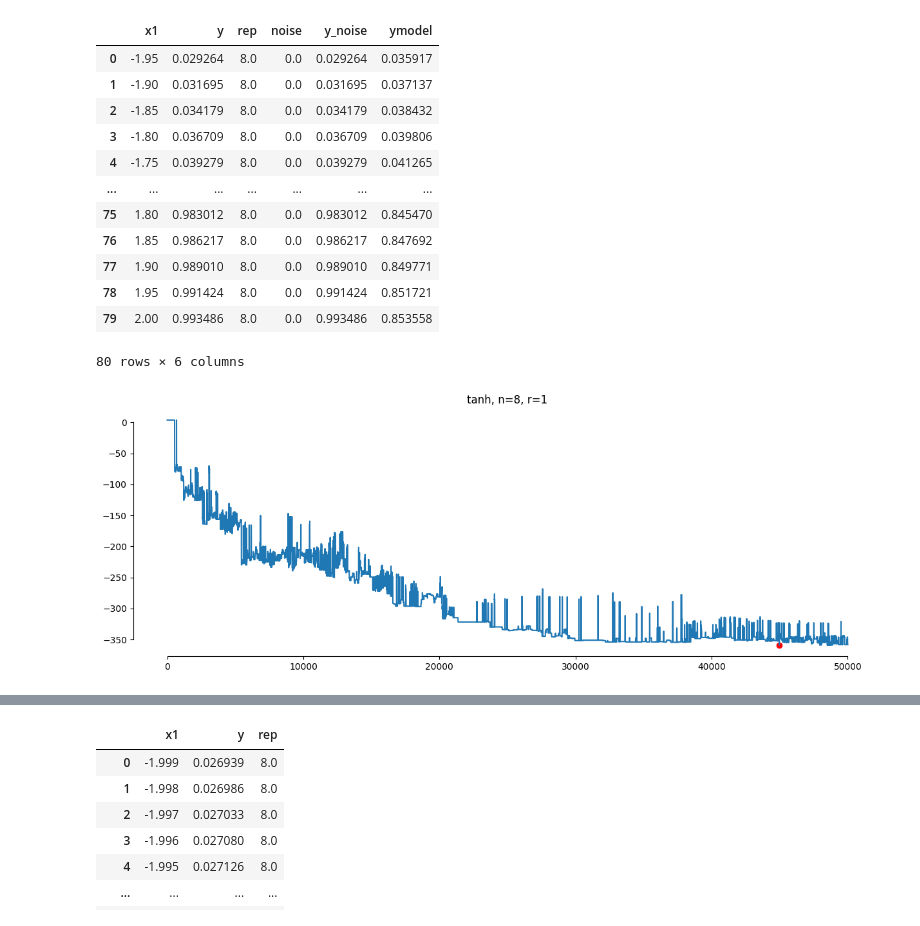
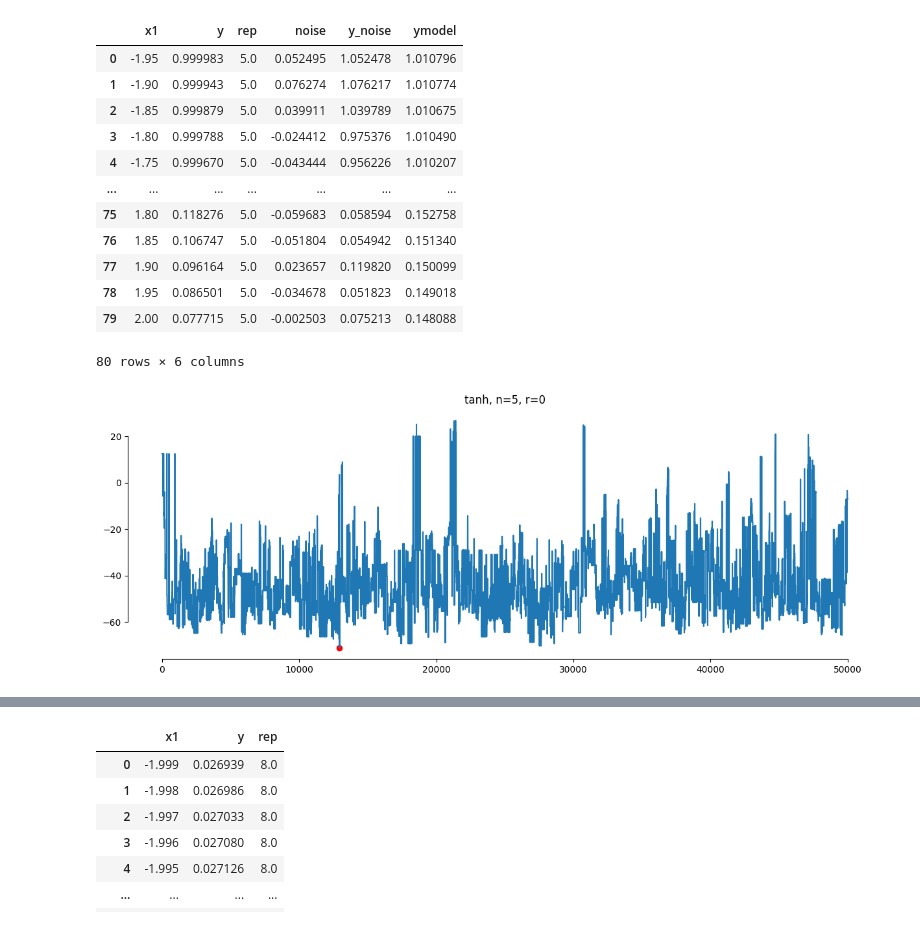
Before and after one commit to SergioCoboLopez/ANN_BMS, a Jupyter notebook: bin/BMS_mdl_ann_one_instance.ipynb, the cells around one changed output, grey strips where cells are left out. Drawn from its saved outputs; the diff is of its cells as text; code cells hidden in the pictures.

```diff
--- a/bin/BMS_mdl_ann_one_instance.ipynb
+++ b/bin/BMS_mdl_ann_one_instance.ipynb
@@ -17,41 +17,41 @@ from sklearn.metrics import mean_squared_error
 from sklearn.metrics import root_mean_squared_error
 # %%
 #Read NN and BMS data
-n=8;runid=1;function='tanh' #tanh, leaky_ReLU
-realization=1
-sigma=0.0
+n=5;runid=1;function='tanh' #tanh, leaky_ReLU
+realization=0
+sigma=0.04
 NPAR=10 #10, 20
 steps=50000
 
 
 #Read NN data
 train_size=60
 file_model='NN_no_overfit_' + function + '_sigma_' + str(sigma) + '_r_' + str(realization) + '.csv'
 
 model_d='../data/trained_nns/' + file_model
 d=pd.read_csv(model_d)
 dn=d[d['rep']==n]
 dn.set_index('Unnamed: 0', inplace=True)
 dn.index.name = None
 dn=dn.reset_index(drop=True)
 display(dn)
 
 #Read BMS trace
 filename='BMS_'+function+'_n_'+str(n)+'_sigma_'+str(sigma)+ '_r_' + str(realization) + '_trace_'+str(steps)+'_prior_'+str(NPAR)+ '.csv'
 trace=pd.read_csv('../data/MSTraces/' + filename, sep=';', header=None, names=['t', 'H', 'expr', 'parvals', 'kk1', 'kk2','kk3'])
 # %% [output]
 |  | x1 | y | rep | noise | y_noise | ymodel |
-| 0 | -1.95 | 0.029264 | 8.0 | 0.0 | 0.029264 | 0.035917 |
-| 1 | -1.90 | 0.031695 | 8.0 | 0.0 | 0.031695 | 0.037137 |
-| 2 | -1.85 | 0.034179 | 8.0 | 0.0 | 0.034179 | 0.038432 |
-| 3 | -1.80 | 0.036709 | 8.0 | 0.0 | 0.036709 | 0.039806 |
-| 4 | -1.75 | 0.039279 | 8.0 | 0.0 | 0.039279 | 0.041265 |
+| 0 | -1.95 | 0.999983 | 5.0 | 0.052495 | 1.052478 | 1.010796 |
+| 1 | -1.90 | 0.999943 | 5.0 | 0.076274 | 1.076217 | 1.010774 |
+| 2 | -1.85 | 0.999879 | 5.0 | 0.039911 | 1.039789 | 1.010675 |
+| 3 | -1.80 | 0.999788 | 5.0 | -0.024412 | 0.975376 | 1.010490 |
+| 4 | -1.75 | 0.999670 | 5.0 | -0.043444 | 0.956226 | 1.010207 |
 | ... | ... | ... | ... | ... | ... | ... |
-| 75 | 1.80 | 0.983012 | 8.0 | 0.0 | 0.983012 | 0.845470 |
-| 76 | 1.85 | 0.986217 | 8.0 | 0.0 | 0.986217 | 0.847692 |
-| 77 | 1.90 | 0.989010 | 8.0 | 0.0 | 0.989010 | 0.849771 |
-| 78 | 1.95 | 0.991424 | 8.0 | 0.0 | 0.991424 | 0.851721 |
-| 79 | 2.00 | 0.993486 | 8.0 | 0.0 | 0.993486 | 0.853558 |
+| 75 | 1.80 | 0.118276 | 5.0 | -0.059683 | 0.058594 | 0.152758 |
+| 76 | 1.85 | 0.106747 | 5.0 | -0.051804 | 0.054942 | 0.151340 |
+| 77 | 1.90 | 0.096164 | 5.0 | 0.023657 | 0.119820 | 0.150099 |
+| 78 | 1.95 | 0.086501 | 5.0 | -0.034678 | 0.051823 | 0.149018 |
+| 79 | 2.00 | 0.077715 | 5.0 | -0.002503 | 0.075213 | 0.148088 |
 80 rows × 6 columns
 # %%
 #Parameters to read models
@@ -101,7 +101,7 @@ for ext in Extensions:
 
 plt.show()
 # %% [output]
-[figure, old version]
+[figure, new version]
 # %%
 #Plot
 train_size_ann=50
```
Also changed, not shown: parts of 1 cell of this notebook, 14 other files.
